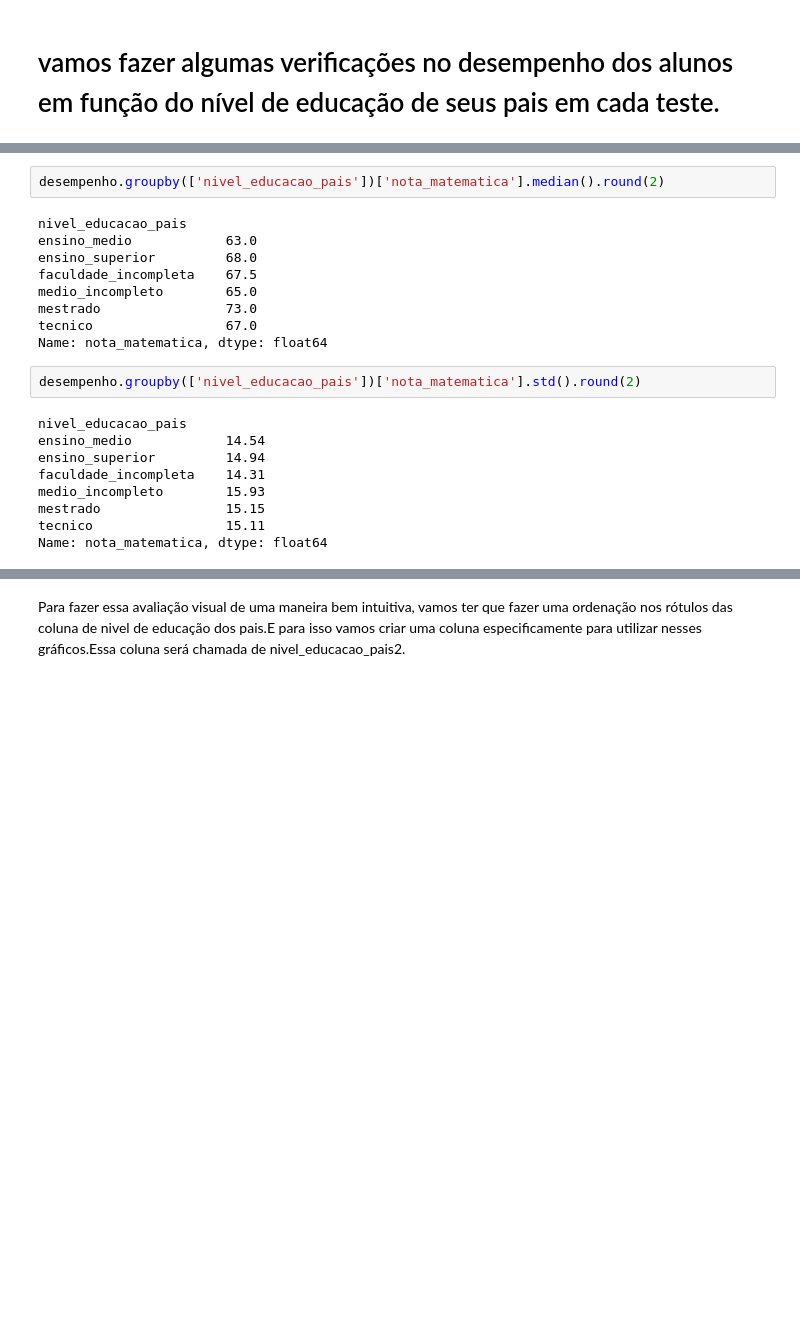
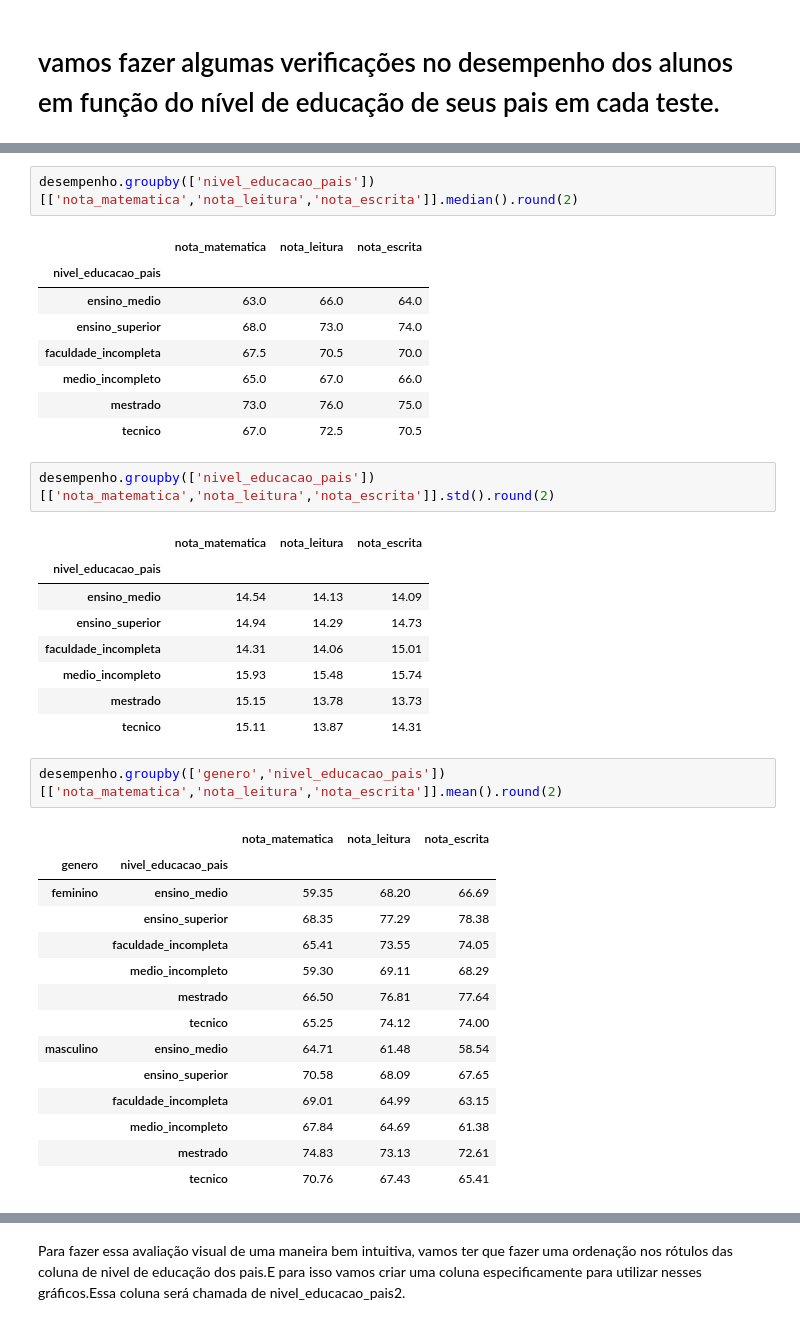
Before and after one commit to bidiass-collab/desempenho-estudantes, a Jupyter notebook: Projeto_final.ipynb, the cells around one changed output, grey strips where cells are left out. Drawn from its saved outputs; the diff is of its cells as text; blank space fills up the shorter version.

```diff
--- a/Projeto_final.ipynb
+++ b/Projeto_final.ipynb
@@ -369,23 +331,40 @@ Name: nota_matematica, dtype: float64
 # %%
-desempenho.groupby(['nivel_educacao_pais'])['nota_matematica'].median().round(2)
+desempenho.groupby(['nivel_educacao_pais'])[['nota_matematica','nota_leitura','nota_escrita']].median().round(2)
 # %% [output]
-nivel_educacao_pais
-ensino_medio            63.0
-ensino_superior         68.0
-faculdade_incompleta    67.5
-medio_incompleto        65.0
-mestrado                73.0
-tecnico                 67.0
-Name: nota_matematica, dtype: float64
+|  | nota_matematica | nota_leitura | nota_escrita |
+| nivel_educacao_pais |  |  |  |
+| ensino_medio | 63.0 | 66.0 | 64.0 |
+| ensino_superior | 68.0 | 73.0 | 74.0 |
+| faculdade_incompleta | 67.5 | 70.5 | 70.0 |
+| medio_incompleto | 65.0 | 67.0 | 66.0 |
+| mestrado | 73.0 | 76.0 | 75.0 |
+| tecnico | 67.0 | 72.5 | 70.5 |
 # %%
-desempenho.groupby(['nivel_educacao_pais'])['nota_matematica'].std().round(2)
+desempenho.groupby(['nivel_educacao_pais'])[['nota_matematica','nota_leitura','nota_escrita']].std().round(2)
 # %% [output]
-nivel_educacao_pais
-ensino_medio            14.54
-ensino_superior         14.94
-faculdade_incompleta    14.31
-medio_incompleto        15.93
-mestrado                15.15
-tecnico                 15.11
-Name: nota_matematica, dtype: float64
+|  | nota_matematica | nota_leitura | nota_escrita |
+| nivel_educacao_pais |  |  |  |
+| ensino_medio | 14.54 | 14.13 | 14.09 |
+| ensino_superior | 14.94 | 14.29 | 14.73 |
+| faculdade_incompleta | 14.31 | 14.06 | 15.01 |
+| medio_incompleto | 15.93 | 15.48 | 15.74 |
+| mestrado | 15.15 | 13.78 | 13.73 |
+| tecnico | 15.11 | 13.87 | 14.31 |
+# %%
+desempenho.groupby(['genero','nivel_educacao_pais'])[['nota_matematica','nota_leitura','nota_escrita']].mean().round(2)
+# %% [output]
+|  |  | nota_matematica | nota_leitura | nota_escrita |
+| genero | nivel_educacao_pais |  |  |  |
+| feminino | ensino_medio | 59.35 | 68.20 | 66.69 |
+|  | ensino_superior | 68.35 | 77.29 | 78.38 |
+|  | faculdade_incompleta | 65.41 | 73.55 | 74.05 |
+|  | medio_incompleto | 59.30 | 69.11 | 68.29 |
+|  | mestrado | 66.50 | 76.81 | 77.64 |
+|  | tecnico | 65.25 | 74.12 | 74.00 |
+| masculino | ensino_medio | 64.71 | 61.48 | 58.54 |
+|  | ensino_superior | 70.58 | 68.09 | 67.65 |
+|  | faculdade_incompleta | 69.01 | 64.99 | 63.15 |
+|  | medio_incompleto | 67.84 | 64.69 | 61.38 |
+|  | mestrado | 74.83 | 73.13 | 72.61 |
+|  | tecnico | 70.76 | 67.43 | 65.41 |
 # %% [markdown]
```
Also changed, not shown: parts of 60 cells of this notebook.
